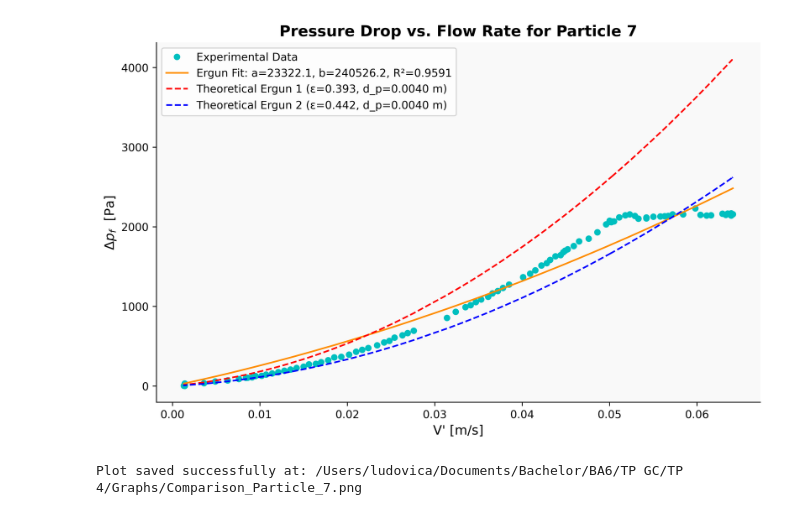
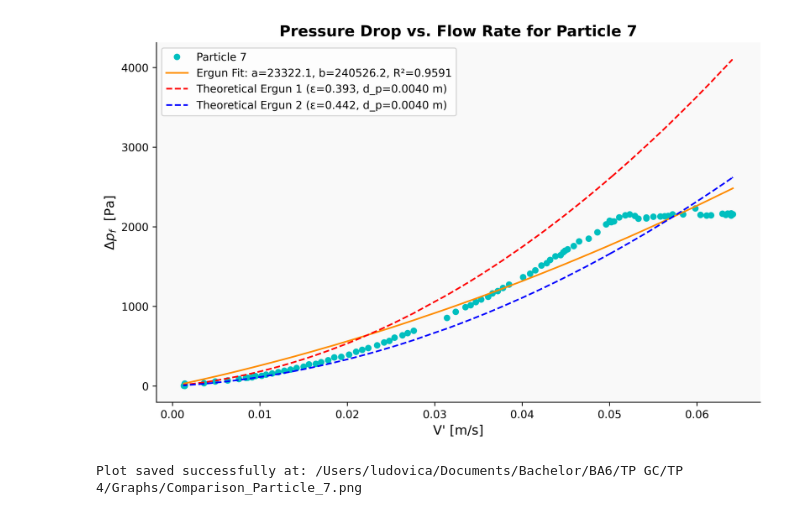
Before and after one commit to fracaludo/gc, a Jupyter notebook: TP4/VvsP comparison.ipynb, the cells around one changed output. Cells and saved outputs as stored; diff of their text form; code cells hidden in the pictures.

```diff
--- a/TP4/VvsP comparison.ipynb
+++ b/TP4/VvsP comparison.ipynb
@@ -256,7 +256,7 @@ r_squared = 1 - (ss_res / ss_tot)
 plt.figure(figsize=(10, 6), dpi=600)
 
 # Plot experimental data
-plt.plot(flow_rate, pressure_loss, 'o', markersize=5, color='c', label="Experimental Data")
+plt.plot(flow_rate, pressure_loss, 'o', markersize=5, color='c', label=label)
 
 # Plot Ergun fit
 plt.plot(flow_rate, fitted_pressure_loss, '-', color='darkorange', linewidth=1.5,
@@ -266,32 +266,32 @@ plt.plot(flow_rate, fitted_pressure_loss, '-', color='darkorange', linewidth=1.5
 plt.plot(flow_rate, ergun_values_eps1, '--', color='red', linewidth=1.5,
          label=f"Theoretical Ergun 1 (ε={epsilon_1}, d_p={d_p:.4f} m)")
 plt.plot(flow_rate, ergun_values_eps2, '--', color='blue', linewidth=1.5,
          label=f"Theoretical Ergun 2 (ε={epsilon_2}, d_p={d_p:.4f} m)")
 
 # Labels and title
 plt.xlabel("V' [m/s]", fontsize=12)
 plt.ylabel("$\Delta p_f$  [Pa] ", fontsize=12)
 plt.title(f"Pressure Drop vs. Flow Rate for {label}", fontsize=14, weight='bold')
 
 # Customize grid and styling
 plt.xticks(fontsize=10)
 plt.yticks(fontsize=10)
 plt.gca().set_facecolor('#f9f9f9')  # Subtle background color
 plt.gca().spines['top'].set_visible(False)
 plt.gca().spines['right'].set_visible(False)
 
 # Add legend
 plt.legend(loc='upper left', fontsize=10)
 plt.grid(False)
 
 # Save the figure
 save_path = os.path.join(save_folder, f"Comparison_{label.replace(' ', '_')}.png")
 plt.savefig(save_path, format='png', dpi=600, bbox_inches='tight')
 
 # Show the plot
 plt.show()
 
 print(f"Plot saved successfully at: {save_path}")
 # %% [output]
-[figure, old version]
+[figure, new version]
 Plot saved successfully at: /Users/ludovica/Documents/Bachelor/BA6/TP GC/TP 4/Graphs/Comparison_Particle_7.png
```
Also changed, not shown: parts of 2 cells of this notebook.
